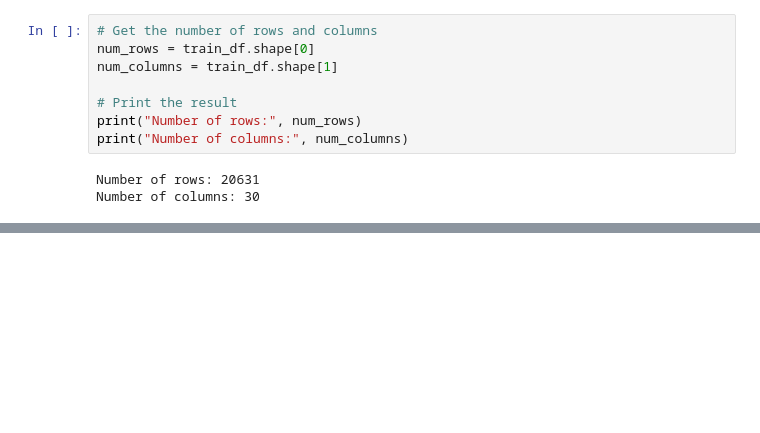
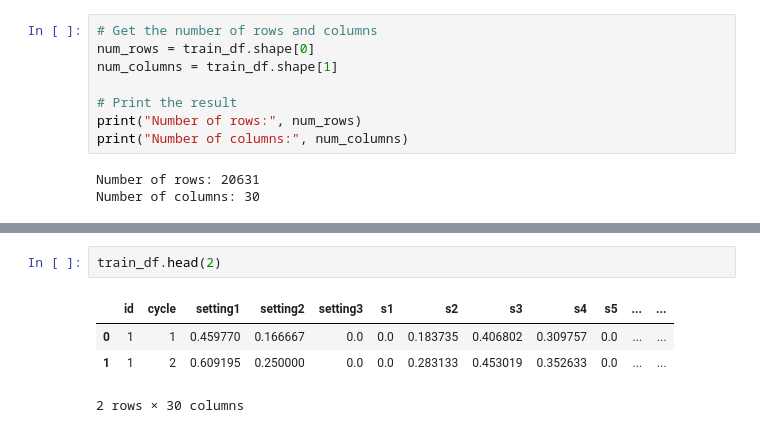
Before and after one commit to deloresmincarelli/JetEngineLSTM, a Jupyter notebook: JetEngineLSTM.ipynb, the cells around one changed output, grey strips where cells are left out. Drawn from its saved outputs; the diff is of its cells as text; blank space fills up the shorter version.

```diff
--- a/JetEngineLSTM.ipynb
+++ b/JetEngineLSTM.ipynb
@@ -388,0 +391,7 @@ Number of columns: 30
+# %%
+train_df.head(2)
+# %% [output]
+|  | id | cycle | setting1 | setting2 | setting3 | s1 | s2 | s3 | s4 | s5 | ... | ... |
+| 0 | 1 | 1 | 0.459770 | 0.166667 | 0.0 | 0.0 | 0.183735 | 0.406802 | 0.309757 | 0.0 | ... | ... |
+| 1 | 1 | 2 | 0.609195 | 0.250000 | 0.0 | 0.0 | 0.283133 | 0.453019 | 0.352633 | 0.0 | ... | ... |
+2 rows × 30 columns
```
Also changed, not shown: parts of 44 cells of this notebook.
